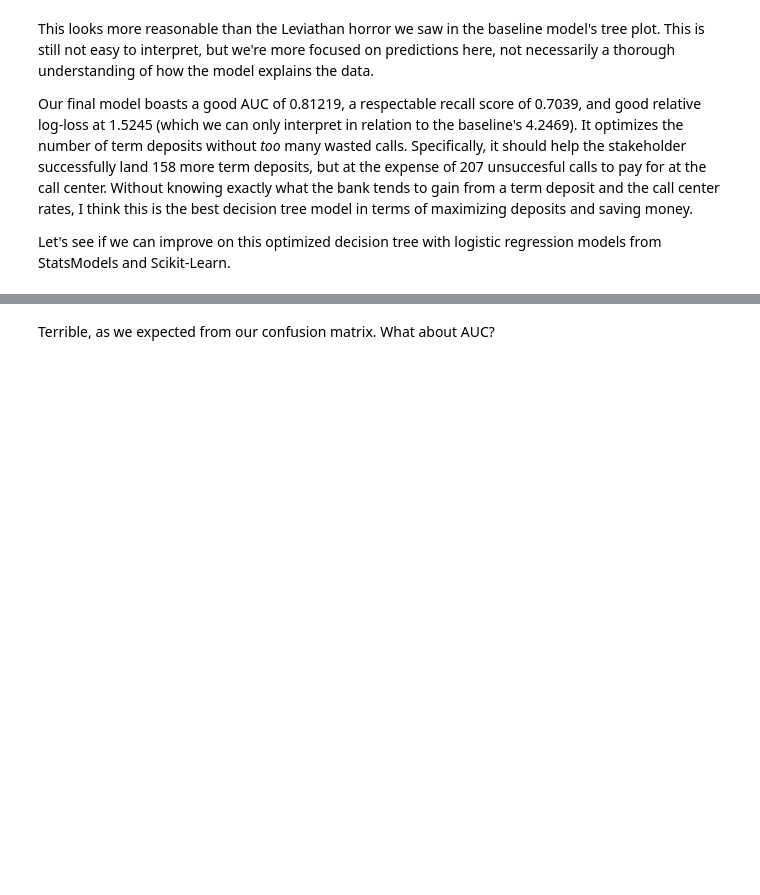
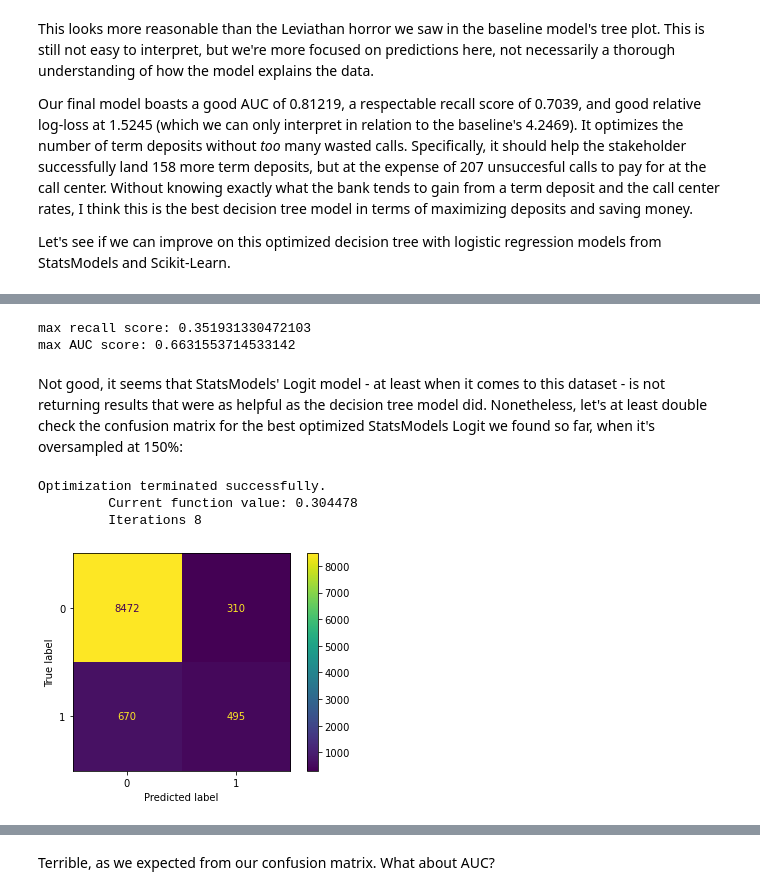
Before and after one commit to joeldmott/bank_marketing_classification_project, a Jupyter notebook: project_notebook.ipynb, the cells around one changed output, grey strips where cells are left out. Drawn from its saved outputs; the diff is of its cells as text; code cells hidden in the pictures; blank space fills up the shorter version.

Commit message:
bolstering Logit models

```diff
--- a/project_notebook.ipynb
+++ b/project_notebook.ipynb
@@ -1392,0 +1392,31 @@ Let's see if we can improve on this optimized decision tree with logistic regres
+# %%
+#These represent undersampling of the majority class ("0") at 90%, 80%, 70%, 60%, and then 50% of its
+# original records, respectively.
+sampling_strategies = [{0:31626, 1:4645}, {0:28112, 1:4645}, {0:24598, 1:4645}, {0:21084, 1:4645}, {0:17570, 1:4645}]
+# %%
+recall_scores = []
+auc_scores = []
+
+sampling_strategies = sampling_strategies
+for i in sampling_strategies:
+    # define undersampling strategy
+    undersample = RandomUnderSampler(random_state=713, sampling_strategy=i)
+    # fit and apply the transform
+    X_train_under, y_train_under = undersample.fit_resample(X_train_preprocessed_normalized_with_acceptable_pvals, y_train)
+    #adding the constant to X_train
+    X = sm.add_constant(X_train_under)
+    #instantiate & fit the model to X_over & y_over
+    logit_model = sm.Logit(y_train_under.astype(float), X.astype(float))
+    under_result = logit_model.fit(maxiter=3500)
+
+    #make predictions for our evaluation metrics
+    y_pred_test_under = round(under_result.predict(X_test_preprocessed_normalized_with_acceptable_pvals), 0).astype(int)
+    #find & append recall scores
+    recall_scores.append(recall_score(y_test, y_pred_test_over))
+    #find & append auc scores
+    fpr, tpr, thresholds = roc_curve(y_test, y_pred_test_over)
+    auc_scores.append(auc(fpr, tpr))
+
+print("Recall & AUC scores for 0.9 through 0.5 sample_strategy undersampling dictionaries:")
+print("recall scores:", recall_scores)
+print("auc_scores:   ", auc_scores)
@@ -1392,0 +1442,27 @@ Let's see if we can improve on this optimized decision tree with logistic regres
+# %%
+print('max recall score:', max(recall_scores))
+print('max AUC score:', max(auc_scores))
+# %% [output]
+max recall score: 0.351931330472103
+max AUC score: 0.6631553714533142
+# %% [markdown]
+Not good, it seems that StatsModels' Logit model - at least when it comes to this dataset - is not returning results that were as helpful as the decision tree model did. Nonetheless, let's at least double check the confusion matrix for the best optimized StatsModels Logit we found so far, when it's oversampled at 150%:
+# %%
+#setting oversampling strategy to 150% of minority class
+oversample = RandomOverSampler(random_state=713, sampling_strategy={0:35140, 1:6968})
+# fit and apply the transform
+X_train_over, y_train_over = oversample.fit_resample(X_train_preprocessed_normalized_with_acceptable_pvals, y_train)
+#adding the constant to X_train
+X = sm.add_constant(X_train_over)
+#instantiate & fit the model to X_over & y_over
+logit_model = sm.Logit(y_train_over.astype(float), X.astype(float))
+over_at_150_result = logit_model.fit(maxiter=3500)
+#make predictions for our evaluation metrics
+y_pred_test_over = round(over_at_150_result.predict(X_test_preprocessed_normalized_with_acceptable_pvals), 0).astype(int)
+#building a confusion matrix
+ConfusionMatrixDisplay.from_predictions(y_test, y_pred_test_over);
+# %% [output]
+Optimization terminated successfully.
+         Current function value: 0.304478
+         Iterations 8
+[figure, added]
```
Also changed, not shown: parts of 106 cells of this notebook.
